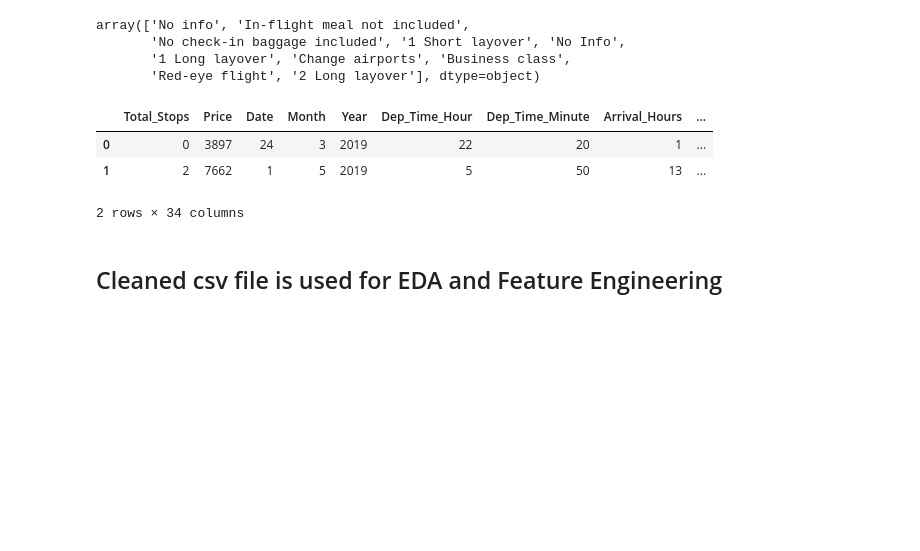
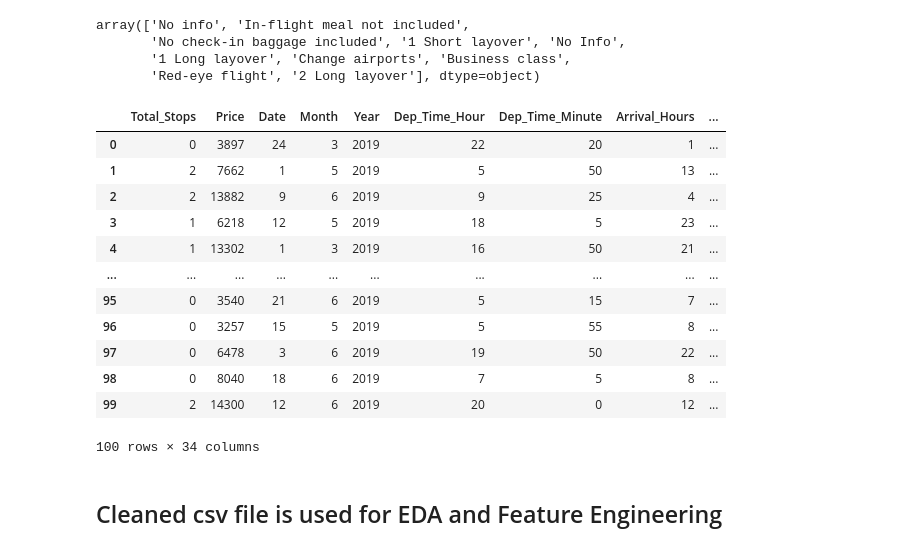
Before and after one commit to piyush8358/Datascience, a Jupyter notebook: EDA/ed4.ipynb, the cells around one changed output. Cells and saved outputs as stored; diff of their text form; code cells hidden in the pictures; blank space fills up the shorter version.

```diff
--- a/EDA/ed4.ipynb
+++ b/EDA/ed4.ipynb
@@ -354,12 +363,21 @@ array(['No info', 'In-flight meal not included',
 # %%
 df.drop('Additional_Info',axis=1,inplace=True)
 # %%
-df.head(2)
+df.head(100)
 # %% [output]
 |  | Total_Stops | Price | Date | Month | Year | Dep_Time_Hour | Dep_Time_Minute | Arrival_Hours | ... |
 | 0 | 0 | 3897 | 24 | 3 | 2019 | 22 | 20 | 1 | ... |
 | 1 | 2 | 7662 | 1 | 5 | 2019 | 5 | 50 | 13 | ... |
+| 2 | 2 | 13882 | 9 | 6 | 2019 | 9 | 25 | 4 | ... |
+| 3 | 1 | 6218 | 12 | 5 | 2019 | 18 | 5 | 23 | ... |
+| 4 | 1 | 13302 | 1 | 3 | 2019 | 16 | 50 | 21 | ... |
+| ... | ... | ... | ... | ... | ... | ... | ... | ... | ... |
+| 95 | 0 | 3540 | 21 | 6 | 2019 | 5 | 15 | 7 | ... |
+| 96 | 0 | 3257 | 15 | 5 | 2019 | 5 | 55 | 8 | ... |
+| 97 | 0 | 6478 | 3 | 6 | 2019 | 19 | 50 | 22 | ... |
+| 98 | 0 | 8040 | 18 | 6 | 2019 | 7 | 5 | 8 | ... |
+| 99 | 2 | 14300 | 12 | 6 | 2019 | 20 | 0 | 12 | ... |
-2 rows × 34 columns
+100 rows × 34 columns
 # %% [markdown]
 ## Cleaned csv file is used for EDA and Feature Engineering
 # %%
```
Also changed, not shown: parts of 1 cell of this notebook, 1 other file.
